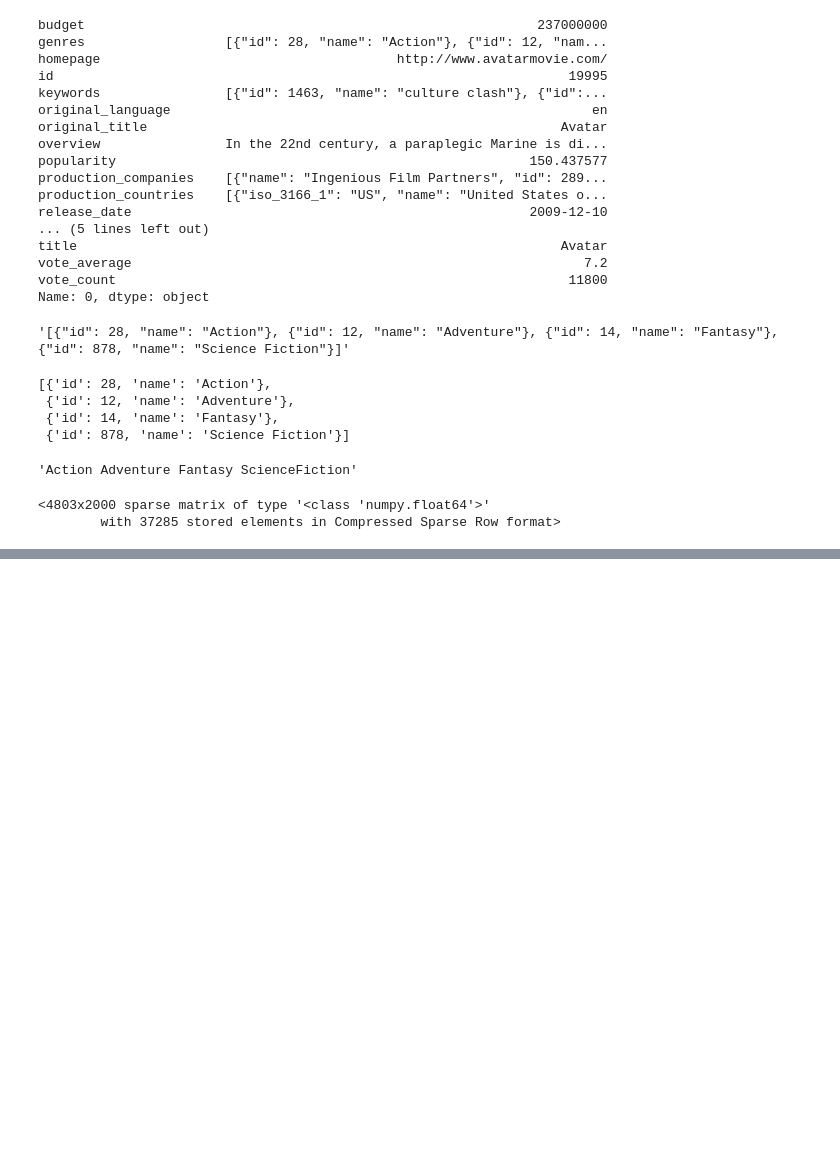
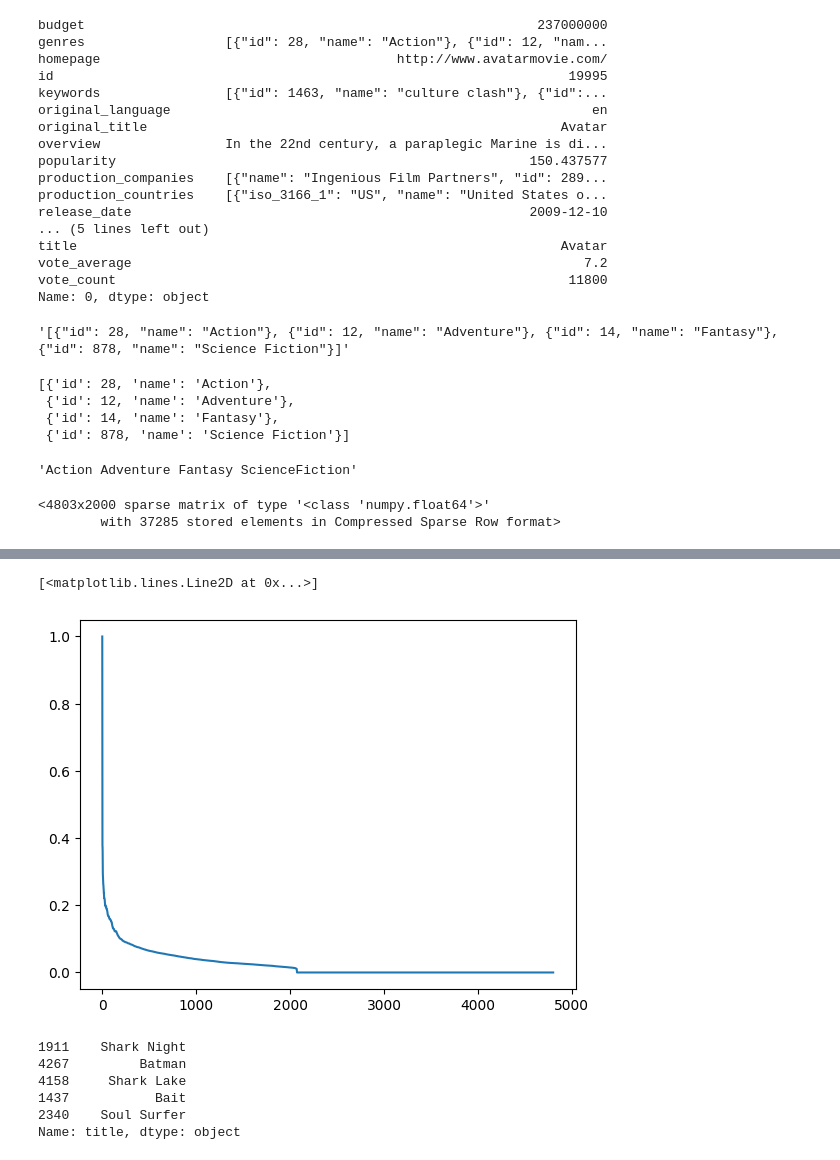
Before and after one commit to Nyarelia/movie_recommender, a Jupyter notebook: movie_recommender_notebook.ipynb, the cells around one changed output, grey strips where cells are left out. Drawn from its saved outputs; the diff is of its cells as text; code cells hidden in the pictures; blank space fills up the shorter version.

```diff
--- a/movie_recommender_notebook.ipynb
+++ b/movie_recommender_notebook.ipynb
@@ -129,0 +180,5 @@ X
+# %%
+plt.plot(scores[(-scores).argsort()]) # Sort in descending order
+# %% [output]
+[<matplotlib.lines.Line2D at 0x...>]
+[figure, added]
@@ -129,0 +189,10 @@ X
+# %%
+# convert indices back to titles
+df['title'].iloc[recommended_idx]
+# %% [output]
+1911    Shark Night
+4267         Batman
+4158     Shark Lake
+1437           Bait
+2340    Soul Surfer
+Name: title, dtype: object
```
Also changed, not shown: parts of 11 cells of this notebook.
